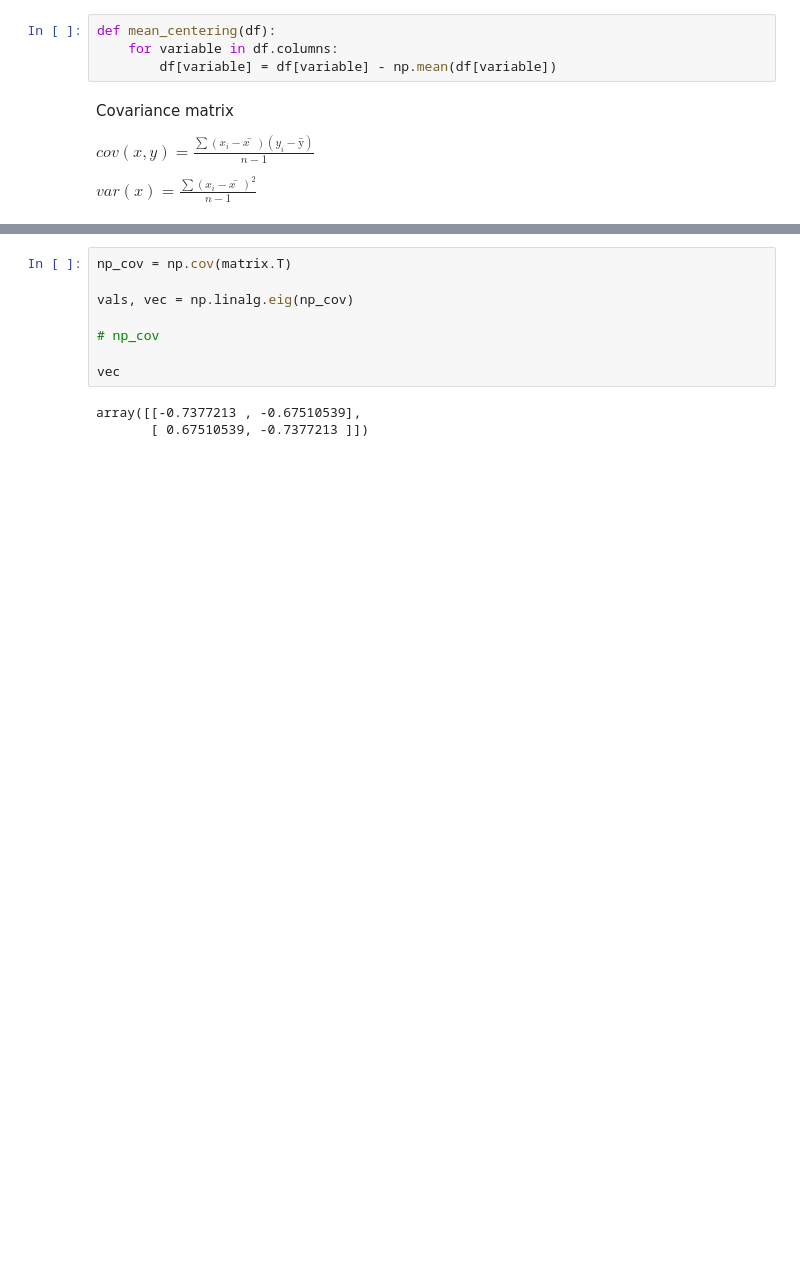
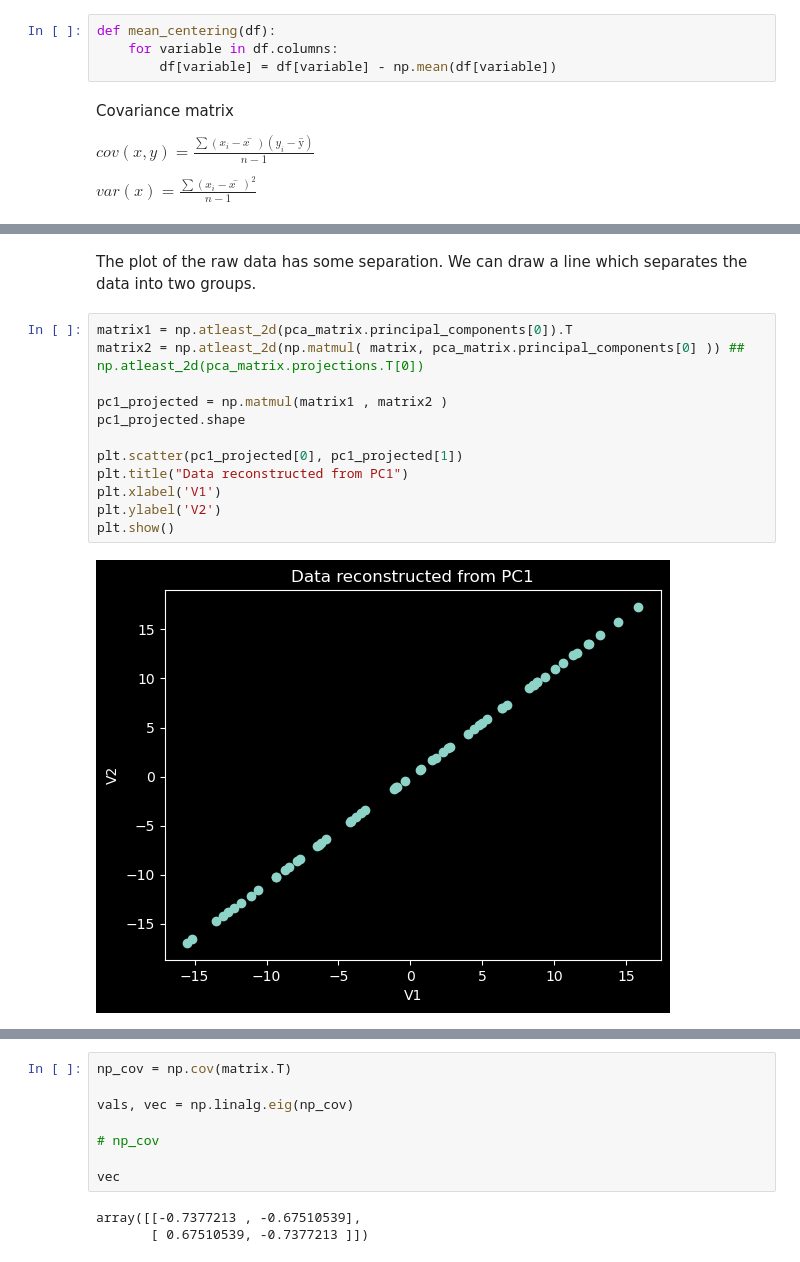
Before and after one commit to Abeoseh/machine-learning, a Jupyter notebook: homework/assignment5/assignment_5.ipynb, the cells around one changed output, grey strips where cells are left out. Saved outputs shown, nothing was run; the diff lists cells and outputs as text; blank space fills up the shorter version.

```diff
--- a/homework/assignment5/assignment_5.ipynb
+++ b/homework/assignment5/assignment_5.ipynb
@@ -235,0 +193,16 @@ array([[ -1.37554593,  22.98125567],
+# %% [markdown]
+The plot of the raw data has some separation. We can draw a line which separates the data into two groups.
+# %%
+matrix1 = np.atleast_2d(pca_matrix.principal_components[0]).T
+matrix2 = np.atleast_2d(np.matmul( matrix, pca_matrix.principal_components[0] )) ## np.atleast_2d(pca_matrix.projections.T[0])
+
+pc1_projected = np.matmul(matrix1 , matrix2 )
+pc1_projected.shape
+
+plt.scatter(pc1_projected[0], pc1_projected[1])
+plt.title("Data reconstructed from PC1")
+plt.xlabel('V1')
+plt.ylabel('V2')
+plt.show()
+# %% [output]
+[figure, added]
```
Also changed, not shown: parts of 21 cells of this notebook.
